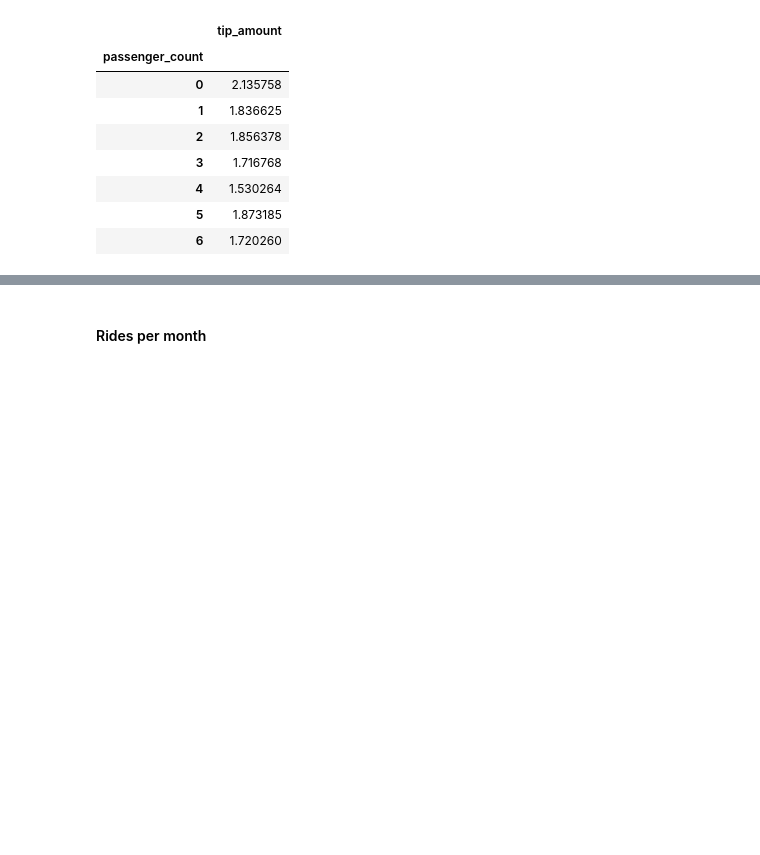
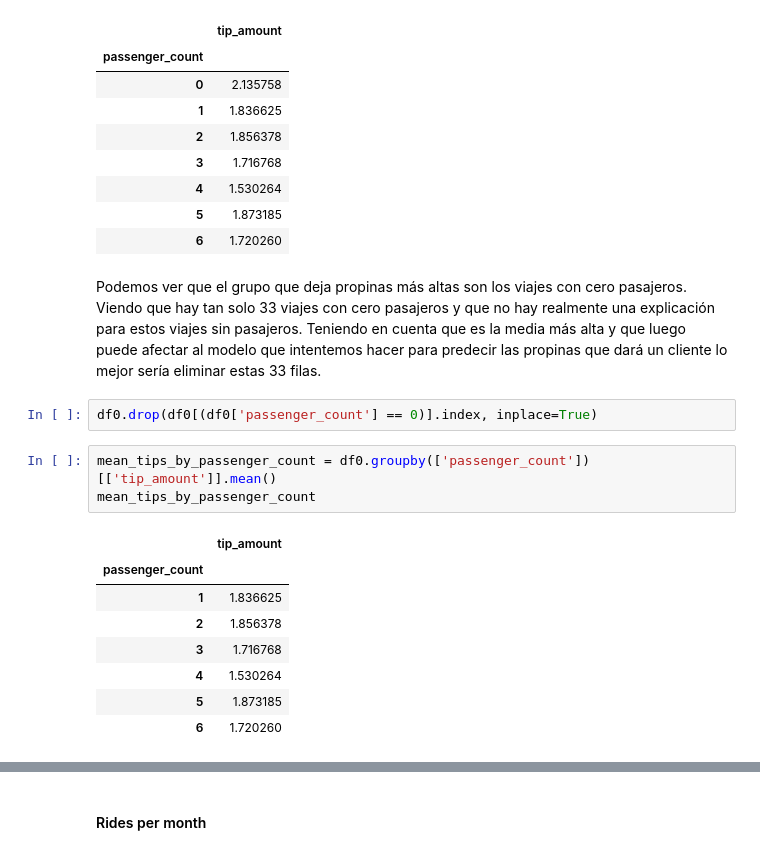
Before and after one commit to PedroHurtgm/Automatidata-Capstone, a Jupyter notebook: Automatidata Project.ipynb, the cells around one changed output, grey strips where cells are left out. Saved outputs shown, nothing was run; the diff lists cells and outputs as text; blank space fills up the shorter version.

```diff
--- a/Automatidata Project.ipynb
+++ b/Automatidata Project.ipynb
@@ -417,4 +470,20 @@ mean_tips_by_passenger_count
 | 4 | 1.530264 |
 | 5 | 1.873185 |
 | 6 | 1.720260 |
+# %% [markdown]
+Podemos ver que el grupo que deja propinas más altas son los viajes con cero pasajeros. Viendo que hay tan solo 33 viajes con cero pasajeros y que no hay realmente una explicación para estos viajes sin pasajeros. Teniendo en cuenta que es la media más alta y que luego puede afectar al modelo que intentemos hacer para predecir las propinas que dará un cliente lo mejor sería eliminar estas 33 filas.
+# %%
+df0.drop(df0[(df0['passenger_count'] == 0)].index, inplace=True)
+# %%
+mean_tips_by_passenger_count = df0.groupby(['passenger_count'])[['tip_amount']].mean()
+mean_tips_by_passenger_count
+# %% [output]
+|  | tip_amount |
+| passenger_count |  |
+| 1 | 1.836625 |
+| 2 | 1.856378 |
+| 3 | 1.716768 |
+| 4 | 1.530264 |
+| 5 | 1.873185 |
+| 6 | 1.720260 |
 # %%
```
Also changed, not shown: parts of 52 cells of this notebook.
